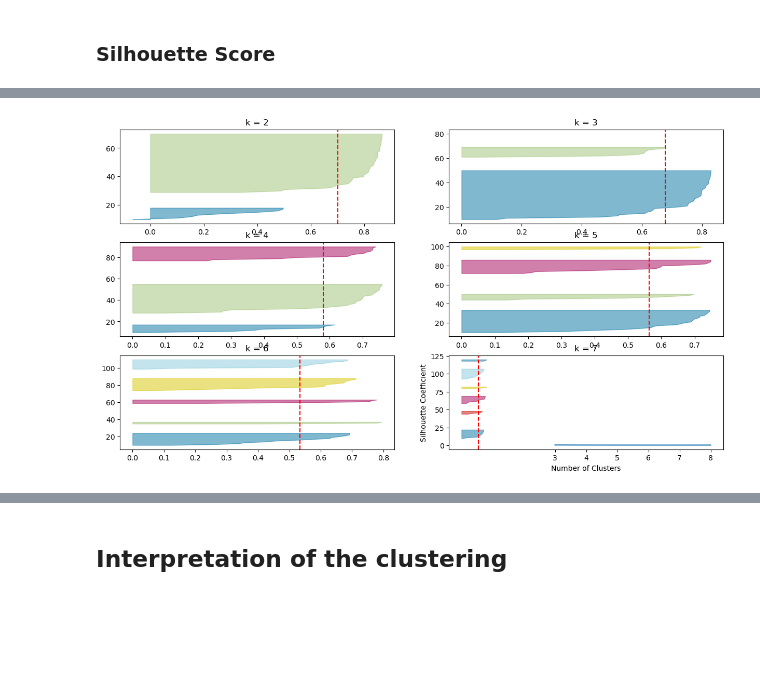
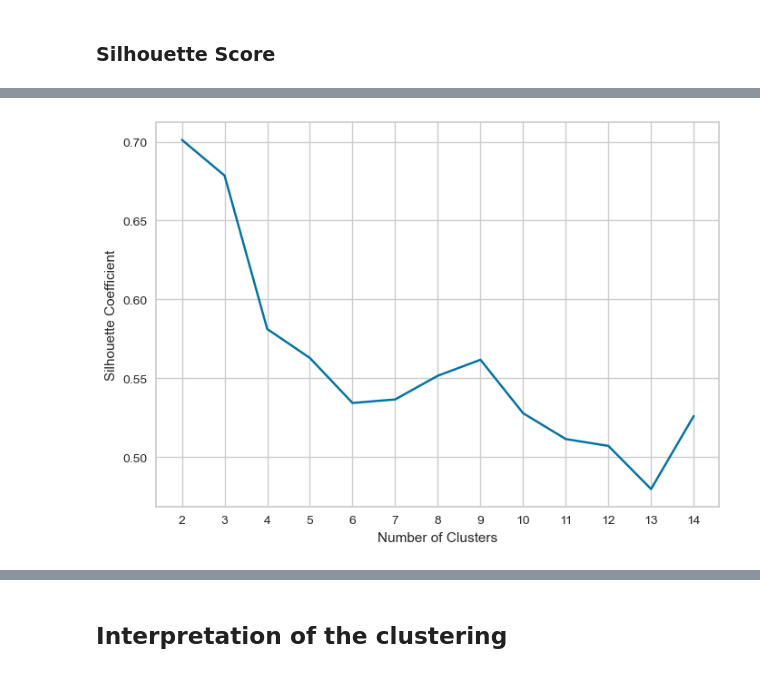
Before and after one commit to JulesBrable/UFO, a Jupyter notebook: project_main.ipynb, the cells around one changed output, grey strips where cells are left out. Drawn from its saved outputs; the diff is of its cells as text; code cells hidden in the pictures; blank space fills up the shorter version.

```diff
--- a/project_main.ipynb
+++ b/project_main.ipynb
@@ -656,17 +674,17 @@ for i in [2, 3, 4, 5, 6, 7]:
 # %%
 silhouette_coefficients = []
 
 # Notice you start at 2 clusters for silhouette coefficient
-for k in range(3, 9):
+for k in range(2, 15):
     kmeans = KMeans(n_clusters=k, random_state=42)
     kmeans.fit(df_wide.drop("state", axis=1))
     score = silhouette_score(df_wide.drop("state", axis=1), kmeans.labels_)
     silhouette_coefficients.append(score)
 
-plt.plot(range(3, 9), silhouette_coefficients)
-plt.xticks(range(3, 9))
+plt.plot(range(2, 15), silhouette_coefficients)
+plt.xticks(range(2, 15))
 plt.xlabel("Number of Clusters")
 plt.ylabel("Silhouette Coefficient")
 plt.show()
 # %% [output]
-[figure, old version]
+[figure, new version]
```
Also changed, not shown: parts of 31 cells of this notebook, 1 other file.
